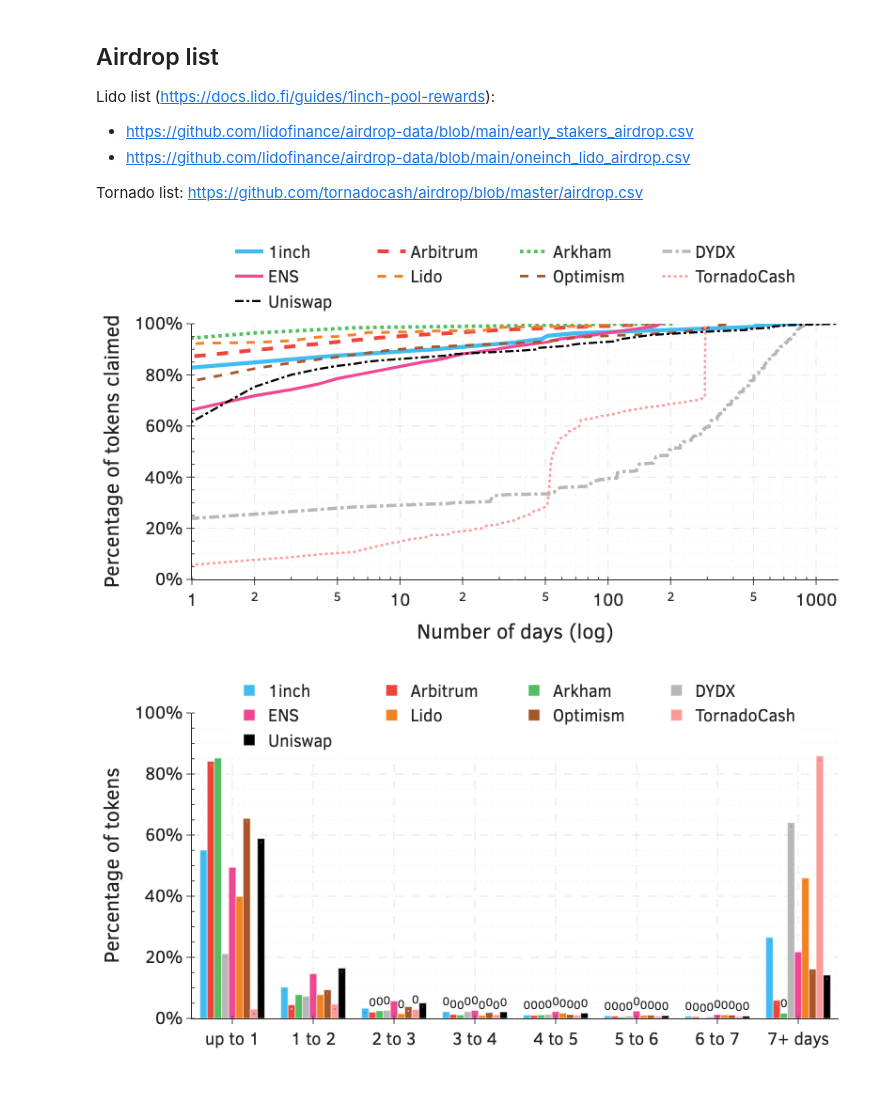
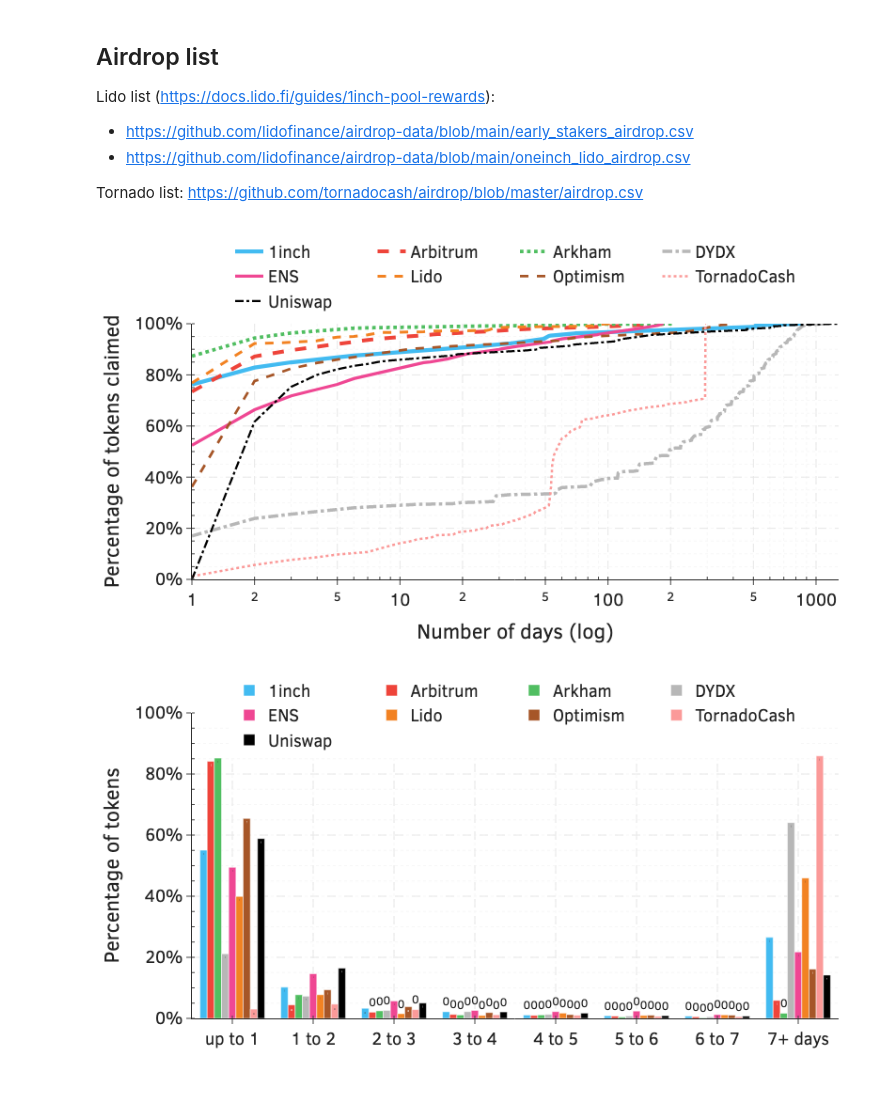
Before and after one commit to johnnatan-messias/research-proj-airdrop, a Jupyter notebook: notebooks/03-airdrop-eda.ipynb, the cells around one changed output. Drawn from its saved outputs; the diff is of its cells as text; code cells hidden in the pictures.

Commit message:
Updated x-axis offset

```diff
--- a/notebooks/03-airdrop-eda.ipynb
+++ b/notebooks/03-airdrop-eda.ipynb
@@ -394,37 +394,37 @@ for protocol in protocols:
         .with_columns(
             (pl.col("cumulative_sum") / pl.col("total_sum")).alias("claimed_fraction")
         )
-        .with_row_index(name="days_since_start")
+        .with_row_index(name="days_since_start",  offset=1)
         .select(["days_since_start", "claimed_fraction"])
         .collect()
     )
 
     fig.add_trace(go.Scatter(
         x=df["days_since_start"],
         y=df["claimed_fraction"],
         mode="lines",
         line=dict(
             color=plot_settings[protocol]['color'],
             width=plot_settings[protocol]['width'],
             dash=plot_settings[protocol]['style']
         ),
         name=plot_settings[protocol]['label']
     ))
 
 # Update layout
 fig.update_layout(
     xaxis_title="Number of days (log)",
     yaxis_title="Percentage of tokens claimed",
     legend=dict(xanchor="center", x=0.5, y=1.35, orientation="h"))
 
 fig.update_xaxes(type="log")
 fig.update_yaxes(tickformat=".0%", range=[0, 1])
 
 # Export and display
 fig.write_image(os.path.join(plots_dir, "tokens_claimed_per_day.pdf"))
 fig.show("png")
 # %% [output]
-[figure, old version]
+[figure, new version]
 # %%
 # Constants
 bins = [0, 24, 48, 72, 96, 120, 144, 168]
```
